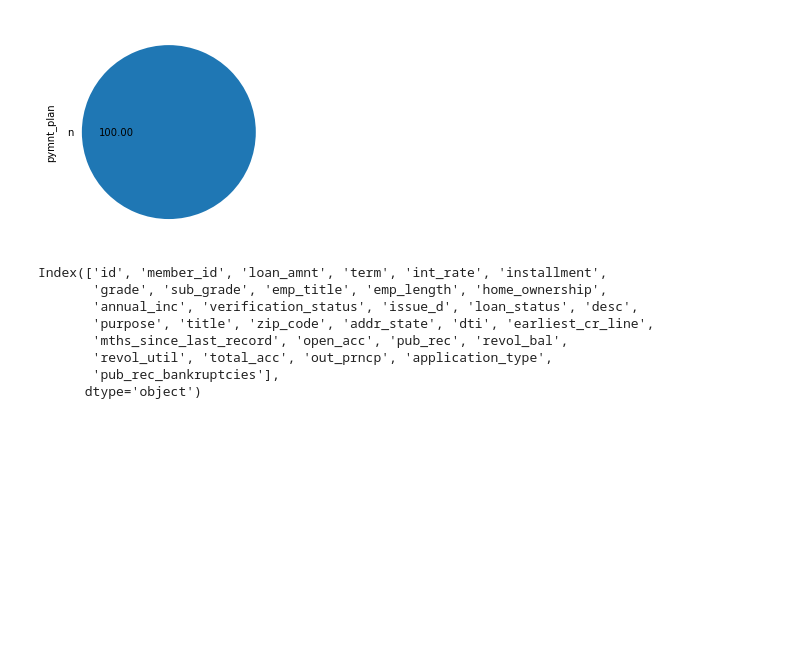
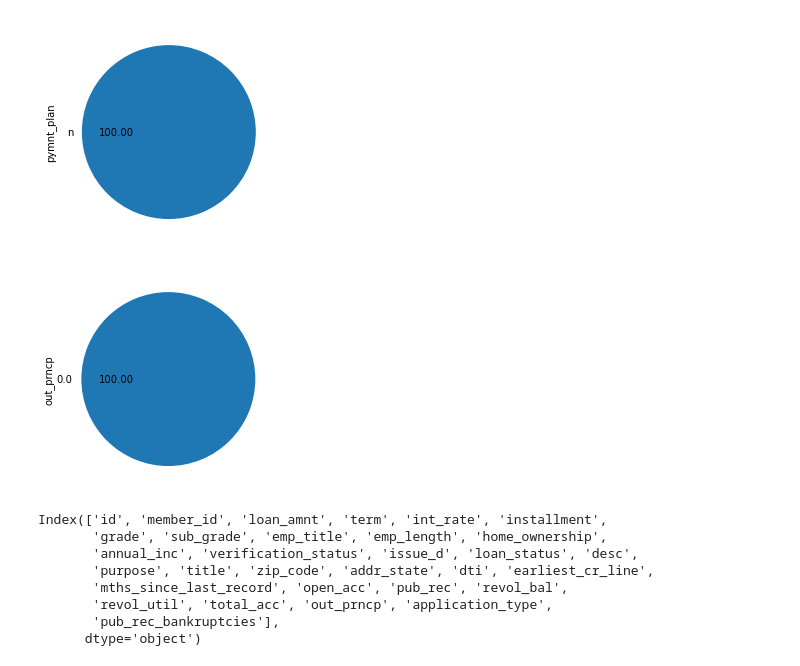
Before and after one commit to Silapada-Hansda/case_study_LG, a Jupyter notebook: Silapada_Hansda.ipynb, the cells around one changed output. Cells and saved outputs as stored; diff of their text form; code cells hidden in the pictures; blank space fills up the shorter version.

```diff
--- a/Silapada_Hansda.ipynb
+++ b/Silapada_Hansda.ipynb
@@ -199,3 +199,7 @@ zero_NA_percentage(loan_df['pymnt_plan'])
 [figure]
 # %%
 loan_df.drop(columns=['pymnt_plan'],axis=1,inplace=True)
+# %%
+zero_NA_percentage(loan_df['out_prncp'])
+# %% [output]
+[figure, added]
```
Also changed, not shown: parts of 58 cells of this notebook.
